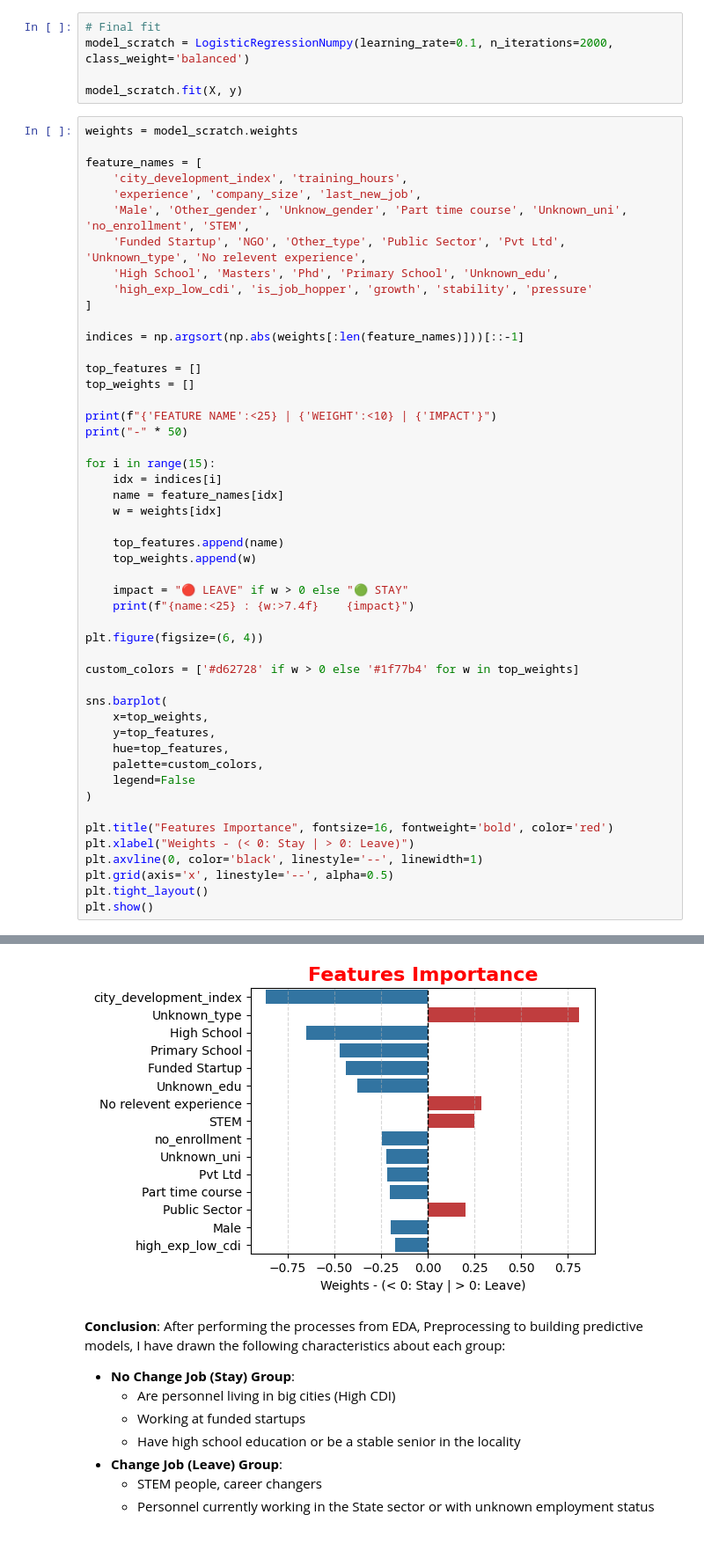
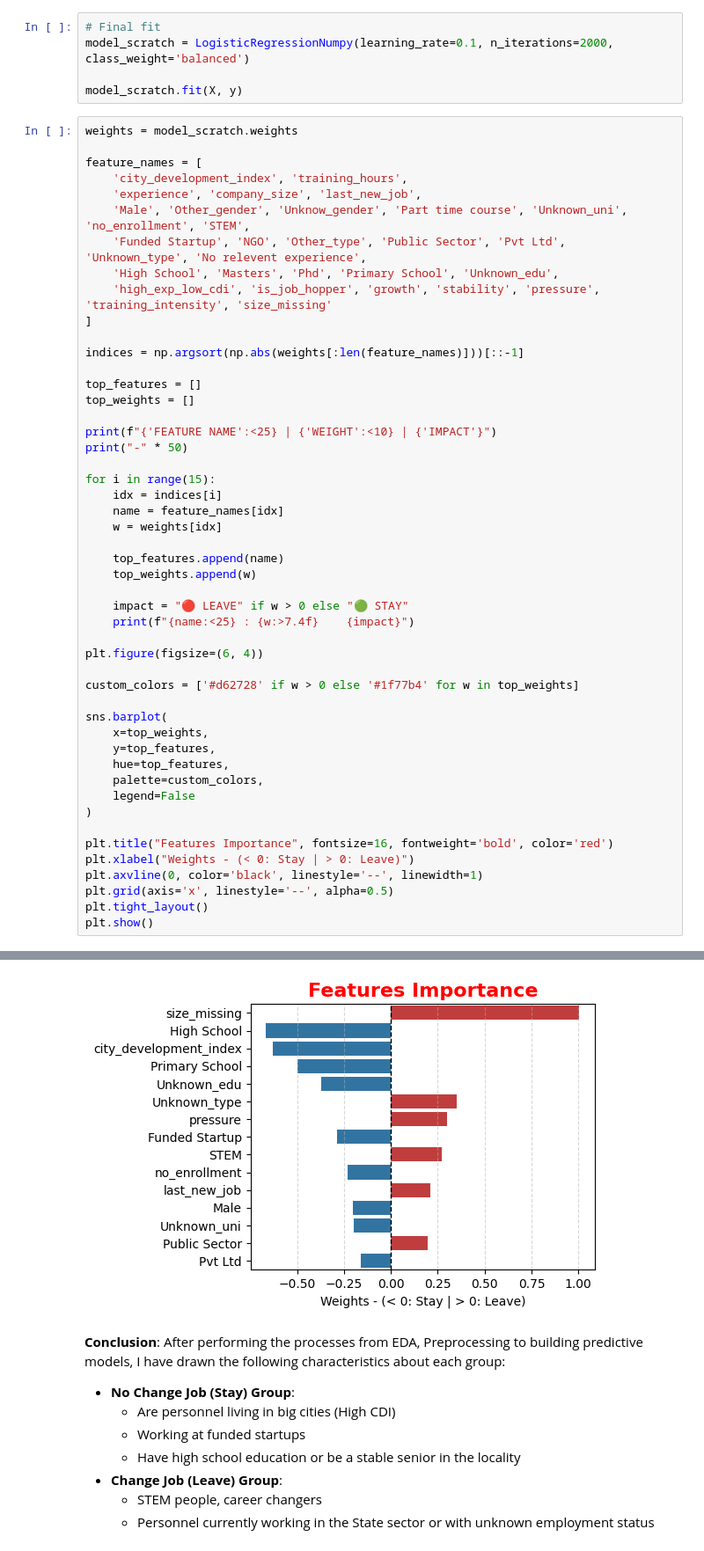
Before and after one commit to hnhan2005/Lab02_HR_Analysis, a Jupyter notebook: notebooks/03_modeling.ipynb, the cells around one changed output, grey strips where cells are left out. Shown at 88% size. Cells and saved outputs as stored; diff of their text form.

```diff
--- a/notebooks/03_modeling.ipynb
+++ b/notebooks/03_modeling.ipynb
@@ -147,7 +183,7 @@ feature_names = [
     'Male', 'Other_gender', 'Unknow_gender', 'Part time course', 'Unknown_uni', 'no_enrollment', 'STEM',
     'Funded Startup', 'NGO', 'Other_type', 'Public Sector', 'Pvt Ltd', 'Unknown_type', 'No relevent experience',
     'High School', 'Masters', 'Phd', 'Primary School', 'Unknown_edu',
-    'high_exp_low_cdi', 'is_job_hopper', 'growth', 'stability', 'pressure'
+    'high_exp_low_cdi', 'is_job_hopper', 'growth', 'stability', 'pressure', 'training_intensity', 'size_missing'
 ]
 
 indices = np.argsort(np.abs(weights[:len(feature_names)]))[::-1]
@@ -208,4 +244,4 @@ high_exp_low_cdi          : -0.1748    🟢 STAY
-[figure, old version]
+[figure, new version]
 # %% [markdown]
 **Conclusion**: After performing the processes from EDA, Preprocessing to building predictive models, I have drawn the following characteristics about each group:
 - **No Change Job (Stay) Group**:
```
Also changed, not shown: parts of 5 cells of this notebook, 9 other files.
